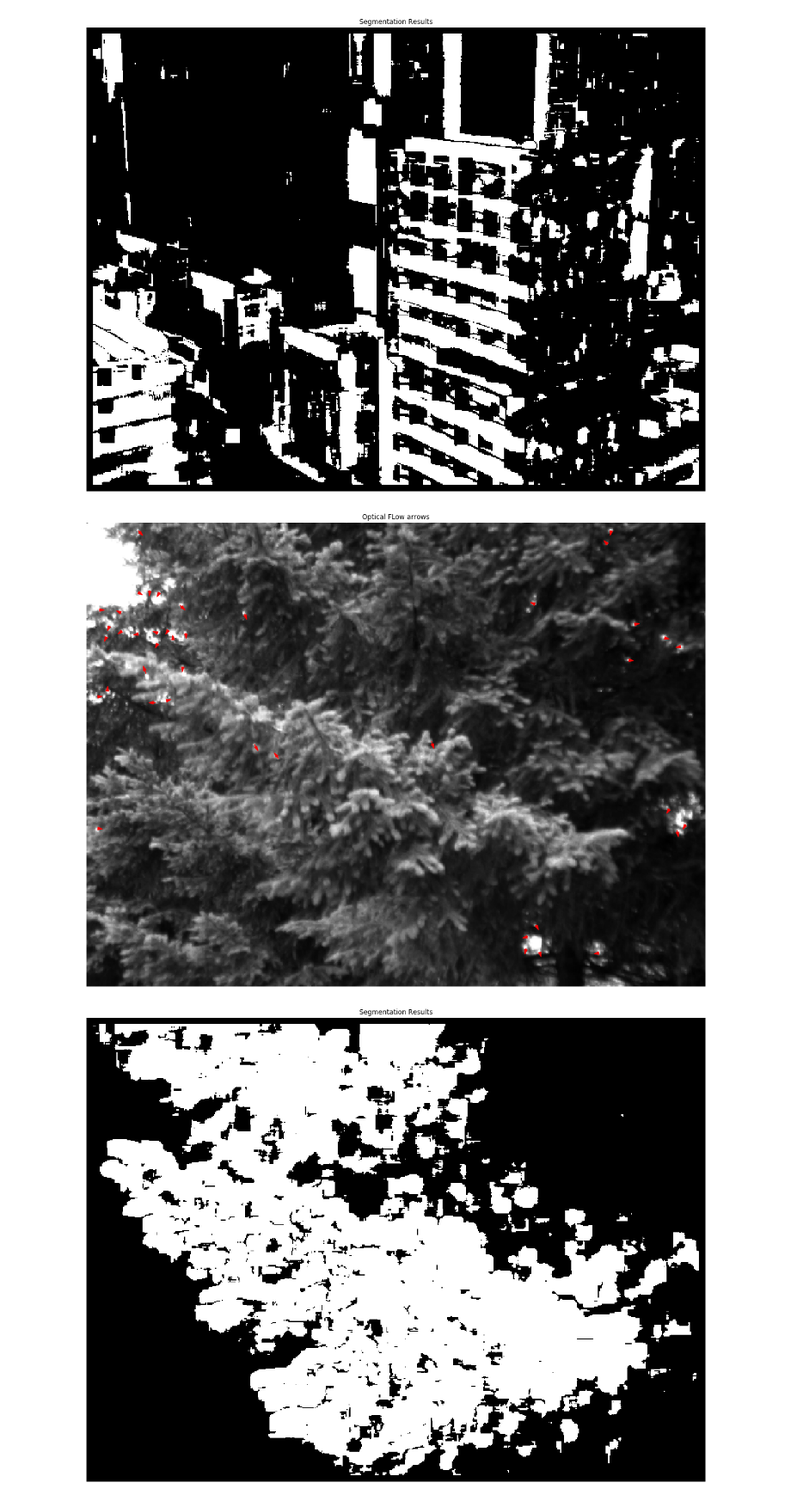
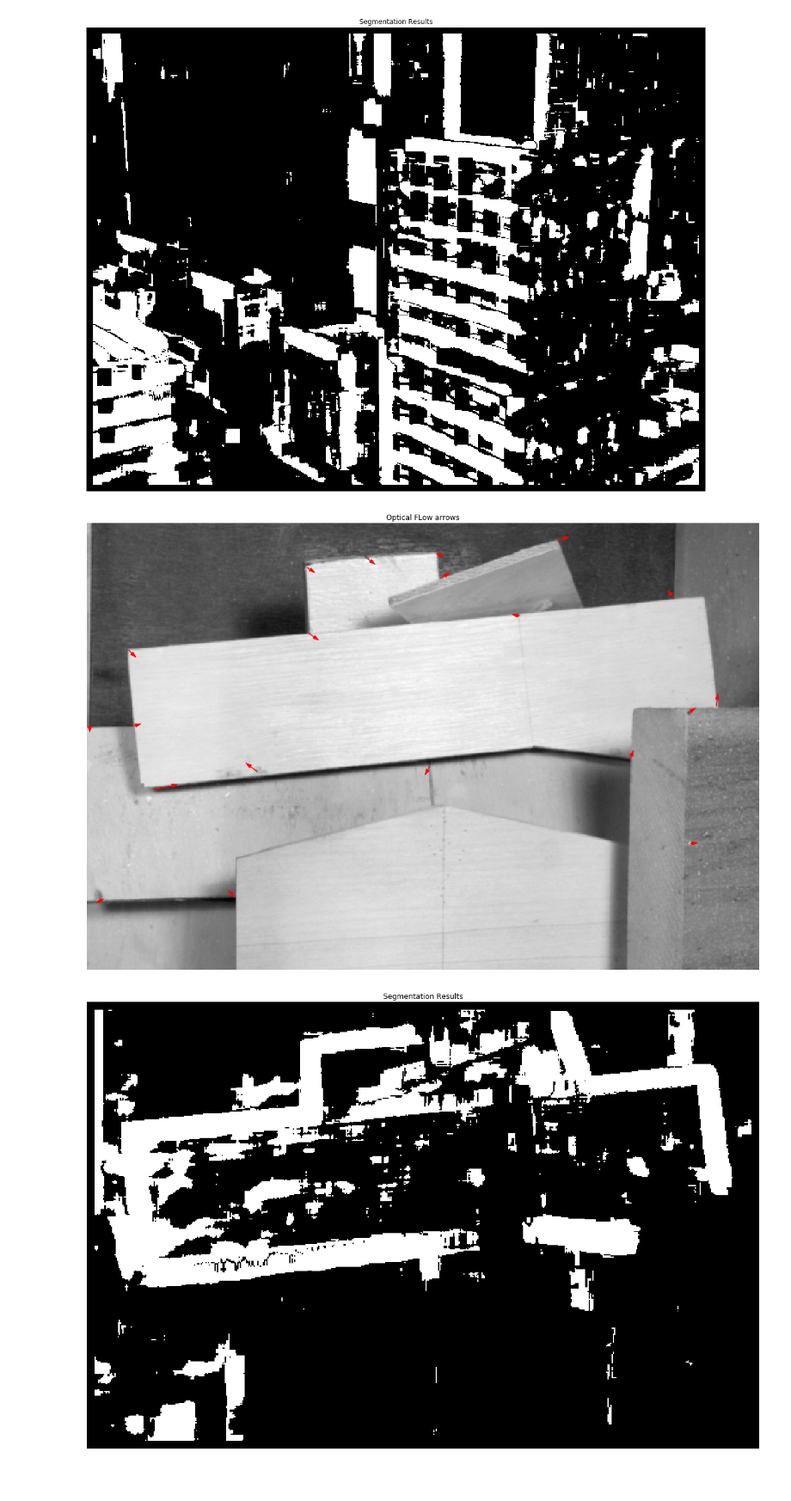
Before and after one commit to swetanjal/Computer-Vision, a Jupyter notebook: Assignment5/src/Optical Flow.ipynb, the cells around one changed output. Shown at 86% size. Drawn from its saved outputs; the diff is of its cells as text; code cells hidden in the pictures; blank space fills up the shorter version.

```diff
--- a/Assignment5/src/Optical Flow.ipynb
+++ b/Assignment5/src/Optical Flow.ipynb
@@ -189,30 +189,30 @@ plt.show()
 [figure]
 [figure]
 # %%
-img1 = cv2.imread('../input_data/Evergreen/frame10.png', cv2.IMREAD_GRAYSCALE)
-img2 = cv2.imread('../input_data/Evergreen/frame11.png', cv2.IMREAD_GRAYSCALE)
+img1 = cv2.imread('../input_data/Wooden/frame10.png', cv2.IMREAD_GRAYSCALE)
+img2 = cv2.imread('../input_data/Wooden/frame11.png', cv2.IMREAD_GRAYSCALE)
 outputx, outputy, outputt, u, v, magnitude, angle, mask, label1, label2, label3, label4, label5, label6, \
-label7, label8 = optical_flow(img1, img2, 2)
+label7, label8 = optical_flow(img1, img2, 5)
 
 
 fig = plt.figure(figsize = (20, 20))
 ax1 = fig.add_subplot(1, 1, 1)
 ax1.imshow(img1, cmap = 'gray')
 kp = cv2.goodFeaturesToTrack(img1, 1000, 0.3, 10, 3)
 for arrow_ind in kp:
     x,y = arrow_ind[0]
     y = int(y)
     x = int(x)
     ax1.arrow(x,y,u[y,x],v[y,x],head_width = 3, head_length = 5, color = (1,0,0))
 plt.axis("off")
 plt.title("Optical FLow arrows")
 plt.show()
 fig = plt.figure(figsize = (20, 20))
 ax1 = fig.add_subplot(1, 1, 1)
 ax1.imshow(mask, cmap = 'gray')
 plt.axis("off")
 plt.title("Segmentation Results")
 plt.show()
 # %% [output]
-[figure, old version]
+[figure, new version]
-[figure, old version]
+[figure, new version]
```
Also changed, not shown: 2 other files.
